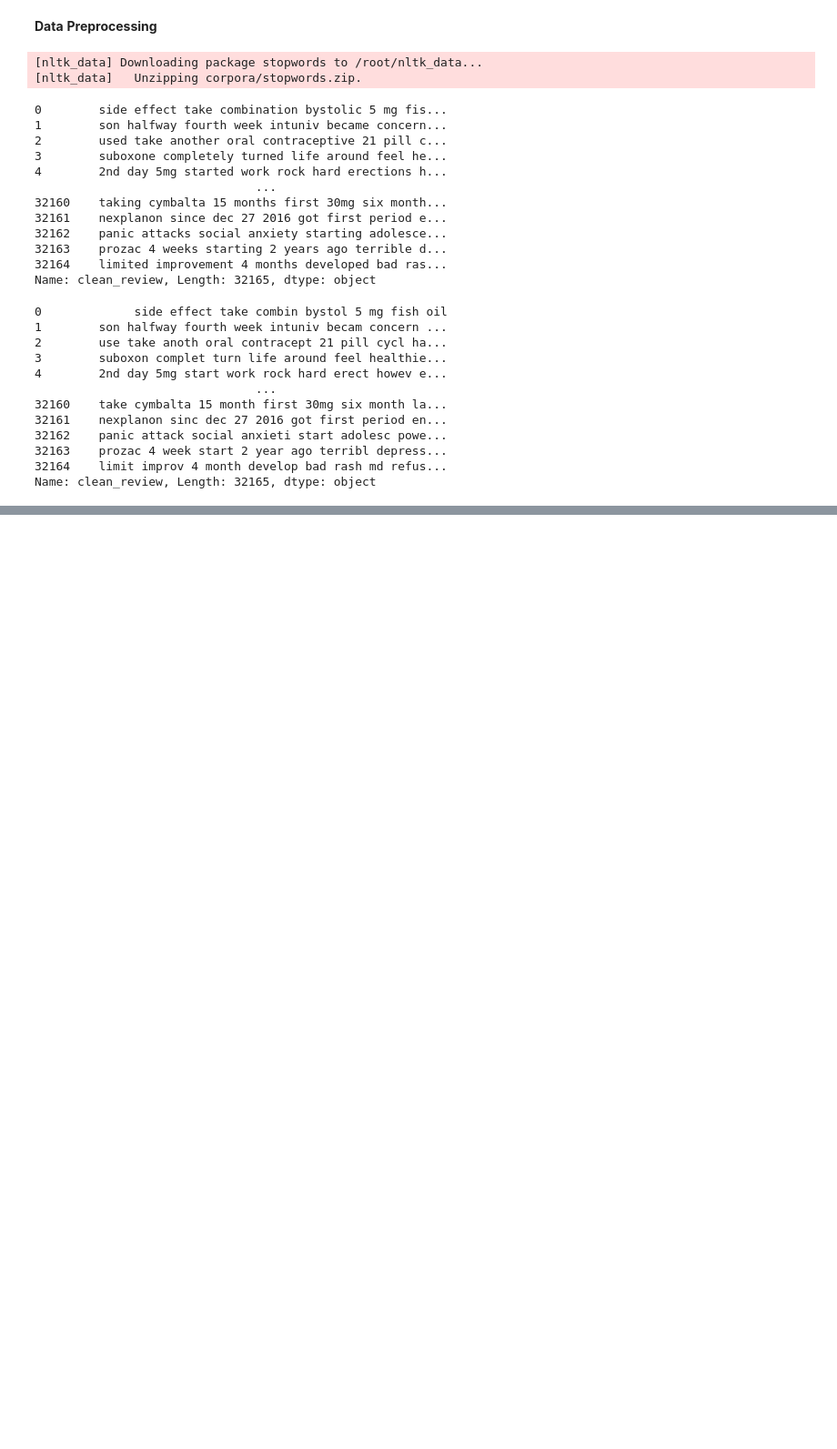
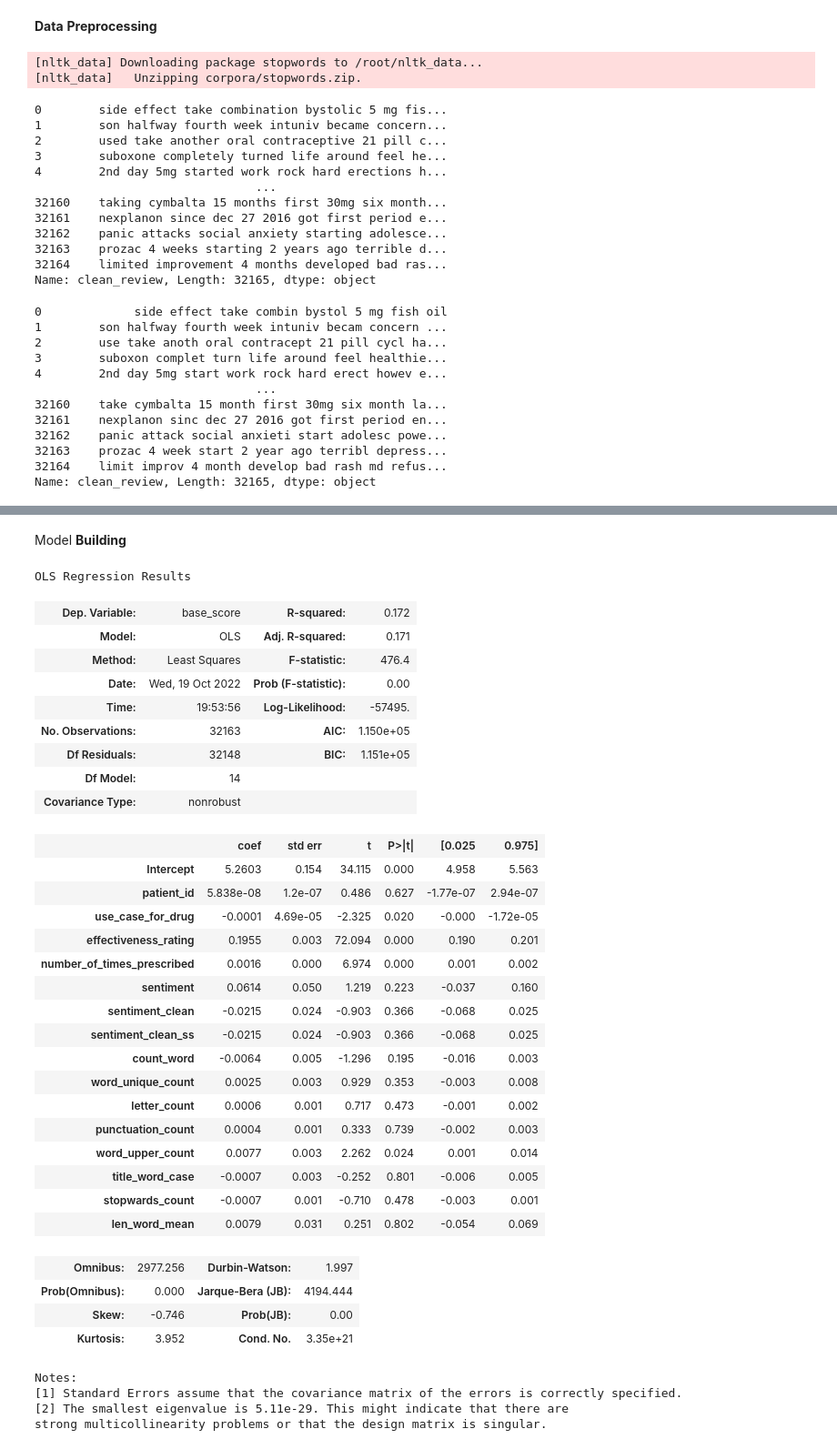
Before and after one commit to AdityaPatidaroo7/Aditya-, a Jupyter notebook: Neurance_ai_problem.ipynb, the cells around one changed output, grey strips where cells are left out. Shown at 91% size. Cells and saved outputs as stored; diff of their text form; code cells hidden in the pictures; blank space fills up the shorter version.

```diff
--- a/Neurance_ai_problem.ipynb
+++ b/Neurance_ai_problem.ipynb
@@ -320,0 +400,6 @@ Name: clean_review, Length: 32165, dtype: object
+# %%
+from sklearn.preprocessing import LabelEncoder
+labelencoder = LabelEncoder()
+df['use_case_for_drug']=labelencoder.fit_transform(df['use_case_for_drug'])
+# %% [markdown]
+Model **Building**
@@ -320,0 +409,40 @@ Name: clean_review, Length: 32165, dtype: object
+# %%
+model1 = smf.ols('base_score~patient_id + use_case_for_drug + effectiveness_rating + number_of_times_prescribed + sentiment + sentiment_clean + sentiment_clean_ss + count_word + word_unique_count + letter_count + punctuation_count + word_upper_count + title_word_case + stopwards_count + len_word_mean',data = df).fit()
+# %%
+model1.summary()
+# %% [output]
+OLS Regression Results
+| Dep. Variable: | base_score | R-squared: | 0.172 |
+| Model: | OLS | Adj. R-squared: | 0.171 |
+| Method: | Least Squares | F-statistic: | 476.4 |
+| Date: | Wed, 19 Oct 2022 | Prob (F-statistic): | 0.00 |
+| Time: | 19:53:56 | Log-Likelihood: | -57495. |
+| No. Observations: | 32163 | AIC: | 1.150e+05 |
+| Df Residuals: | 32148 | BIC: | 1.151e+05 |
+| Df Model: | 14 |  |  |
+| Covariance Type: | nonrobust |  |  |
+|  | coef | std err | t | P>|t| | [0.025 | 0.975] |
+| Intercept | 5.2603 | 0.154 | 34.115 | 0.000 | 4.958 | 5.563 |
+| patient_id | 5.838e-08 | 1.2e-07 | 0.486 | 0.627 | -1.77e-07 | 2.94e-07 |
+| use_case_for_drug | -0.0001 | 4.69e-05 | -2.325 | 0.020 | -0.000 | -1.72e-05 |
+| effectiveness_rating | 0.1955 | 0.003 | 72.094 | 0.000 | 0.190 | 0.201 |
+| number_of_times_prescribed | 0.0016 | 0.000 | 6.974 | 0.000 | 0.001 | 0.002 |
+| sentiment | 0.0614 | 0.050 | 1.219 | 0.223 | -0.037 | 0.160 |
+| sentiment_clean | -0.0215 | 0.024 | -0.903 | 0.366 | -0.068 | 0.025 |
+| sentiment_clean_ss | -0.0215 | 0.024 | -0.903 | 0.366 | -0.068 | 0.025 |
+| count_word | -0.0064 | 0.005 | -1.296 | 0.195 | -0.016 | 0.003 |
+| word_unique_count | 0.0025 | 0.003 | 0.929 | 0.353 | -0.003 | 0.008 |
+| letter_count | 0.0006 | 0.001 | 0.717 | 0.473 | -0.001 | 0.002 |
+| punctuation_count | 0.0004 | 0.001 | 0.333 | 0.739 | -0.002 | 0.003 |
+| word_upper_count | 0.0077 | 0.003 | 2.262 | 0.024 | 0.001 | 0.014 |
+| title_word_case | -0.0007 | 0.003 | -0.252 | 0.801 | -0.006 | 0.005 |
+| stopwards_count | -0.0007 | 0.001 | -0.710 | 0.478 | -0.003 | 0.001 |
+| len_word_mean | 0.0079 | 0.031 | 0.251 | 0.802 | -0.054 | 0.069 |
+| Omnibus: | 2977.256 | Durbin-Watson: | 1.997 |
+| Prob(Omnibus): | 0.000 | Jarque-Bera (JB): | 4194.444 |
+| Skew: | -0.746 | Prob(JB): | 0.00 |
+| Kurtosis: | 3.952 | Cond. No. | 3.35e+21 |
+Notes:
+[1] Standard Errors assume that the covariance matrix of the errors is correctly specified.
+[2] The smallest eigenvalue is 5.11e-29. This might indicate that there are
+strong multicollinearity problems or that the design matrix is singular.
```
Also changed, not shown: parts of 11 cells of this notebook.
